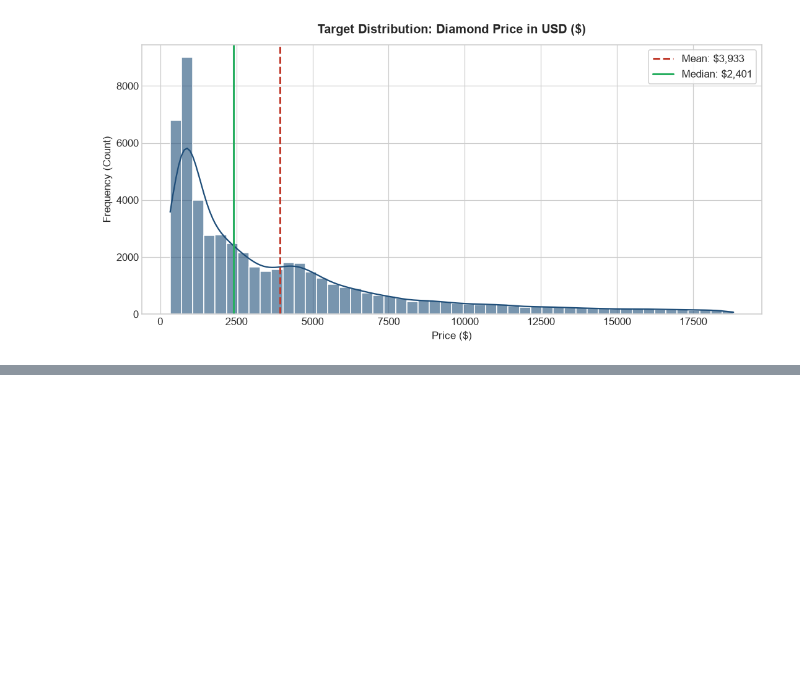
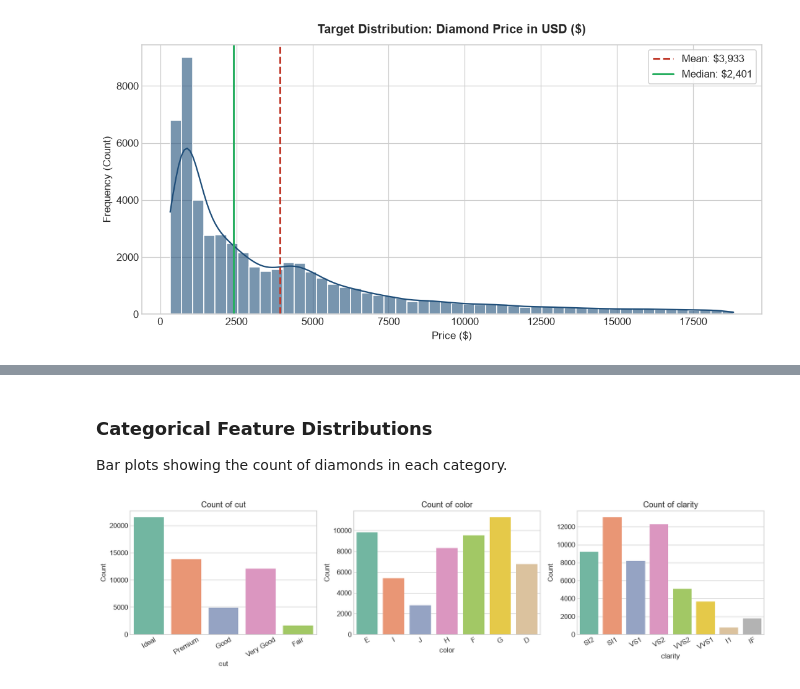
Before and after one commit to anish435/ML_capstone_project, a Jupyter notebook: notebooks/regression.ipynb, the cells around one changed output, grey strips where cells are left out. Drawn from its saved outputs; the diff is of its cells as text; code cells hidden in the pictures; blank space fills up the shorter version.

Commit message:
Complete diamonds exploratory data analysis

```diff
--- a/notebooks/regression.ipynb
+++ b/notebooks/regression.ipynb
@@ -205,0 +226,20 @@ plt.show()
+# %% [markdown]
+### Categorical Feature Distributions
+Bar plots showing the count of diamonds in each category.
+# %%
+# Categorical feature count plots
+categorical_cols = ['cut', 'color', 'clarity']
+
+fig, axes = plt.subplots(1, 3, figsize=(15, 4))
+
+for i, col in enumerate(categorical_cols):
+    sns.countplot(data=df, x=col, ax=axes[i], hue=col, palette='Set2', legend=False)
+    axes[i].set_title(f'Count of {col}')
+    axes[i].set_xlabel(col)
+    axes[i].set_ylabel('Count')
+    axes[i].tick_params(axis='x', rotation=30)
+
+plt.tight_layout()
+plt.show()
+# %% [output]
+[figure, added]
```
Also changed, not shown: parts of 34 cells of this notebook, 1 other file.
